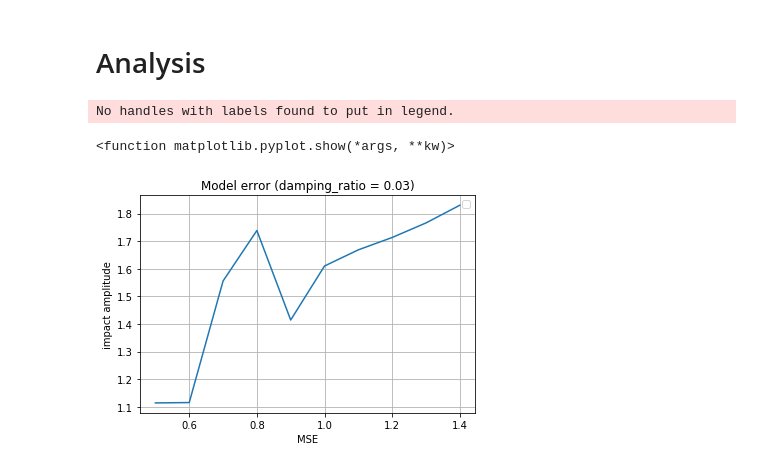
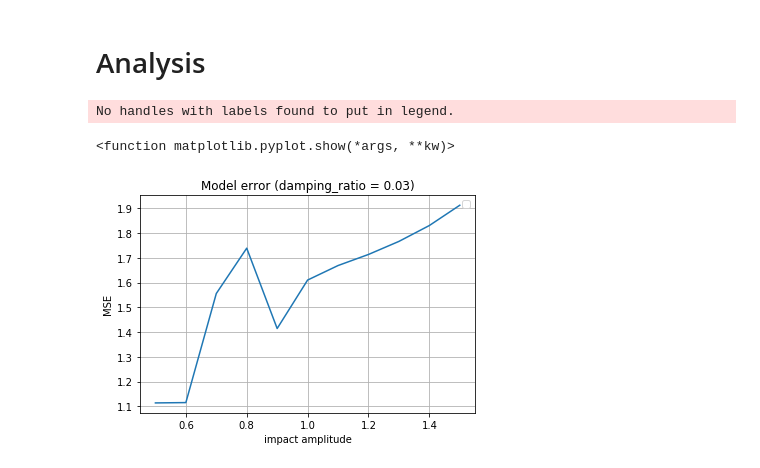
Before and after one commit to bamasa/rl_pendulum_predict, a Jupyter notebook: motion_4-hist-stable-n_steps=8.ipynb, the cells around one changed output. Drawn from its saved outputs; the diff is of its cells as text; code cells hidden in the pictures.

```diff
--- a/motion_4-hist-stable-n_steps=8.ipynb
+++ b/motion_4-hist-stable-n_steps=8.ipynb
@@ -512,34 +512,34 @@ for a in impact_amplitude_list:
 def error(history, predictions, n_prev):
     return np.linalg.norm(np.array(history[n_prev:]) - np.array(predictions[n_prev:]))
 # %%
-impact_amplitude_list = np.arange(0.5, 1.5, 0.1)
+impact_amplitude_list = np.arange(0.5, 1.6, 0.1)
 damping_ratio = 0.03
 
 error_list = []
 for a in impact_amplitude_list:
     impact = lambda t: x_impact(t, a, damping_ratio)
     history = generate_history(t0, t_step, n_steps, impact=impact)
     env = SimpleModel(history, t0, t_step, n_steps)
     env = ImpactWrapper(env, x_impact, a, d)
 #     env = NormActionWrapper(env)
     s = env.reset()
     d = False
     predictions = list(s)[-n_prev:]
     while not d:
         state = torch.from_numpy(s).float().to(device)
         a = list(agent(state).numpy())
         s, r, d, _ = env.step(a)
         predictions.append(s[-1])
     error_list.append(error(history, predictions, n_prev))
 
 plt.title("Model error (damping_ratio = 0.03)")
-plt.xlabel("MSE")
-plt.ylabel("impact amplitude")
+plt.ylabel("MSE")
+plt.xlabel("impact amplitude")
 plt.grid(True)
 plt.legend()
 plt.plot(impact_amplitude_list, error_list)
 plt.show
 # %% [output]
 No handles with labels found to put in legend.
 <function matplotlib.pyplot.show(*args, **kw)>
-[figure, old version]
+[figure, new version]
```
Also changed, not shown: 1 other file.
